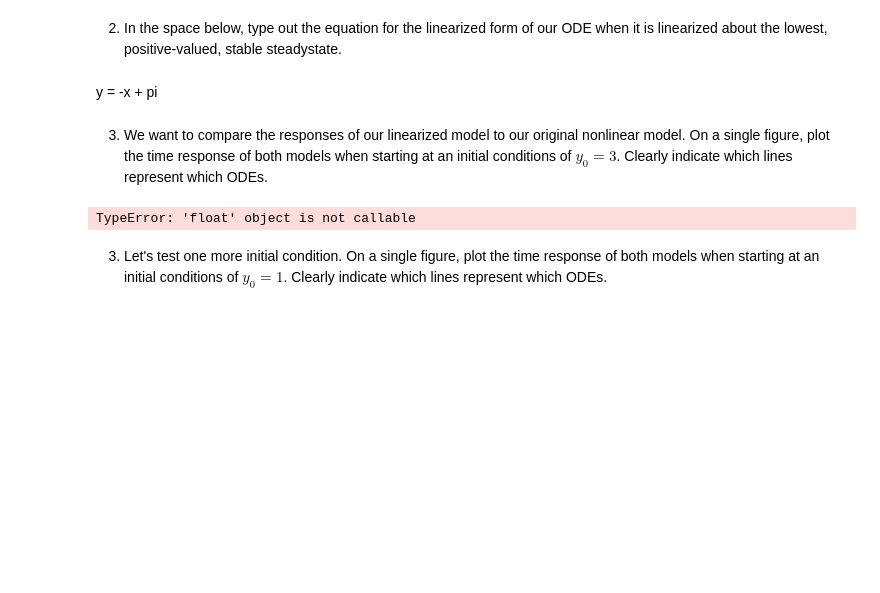
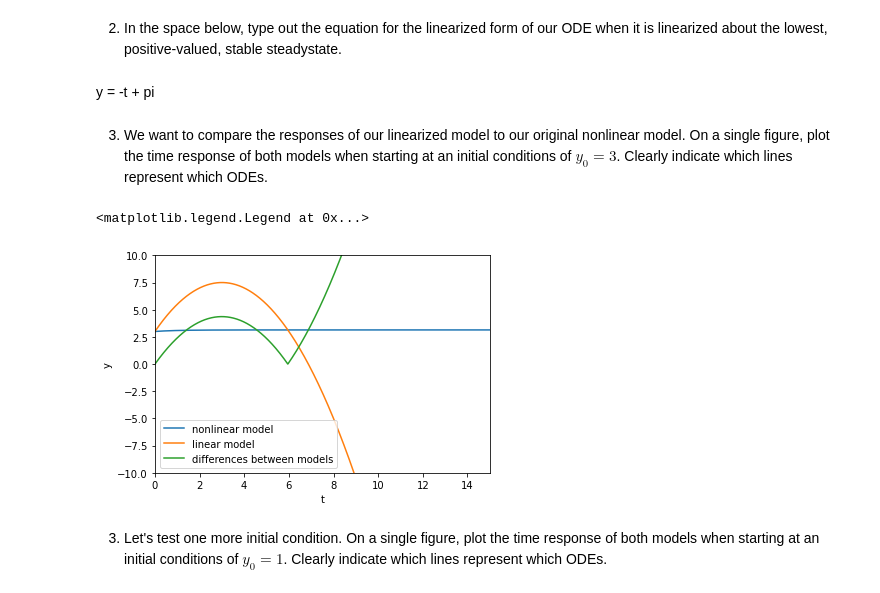
Before and after one commit to mdsnbutler/ChE_2410-Public-Repo, a Jupyter notebook: Homework/Homework 7 Flow on a Line.ipynb, the cells around one changed output. Drawn from its saved outputs; the diff is of its cells as text; code cells hidden in the pictures; blank space fills up the shorter version.

```diff
--- a/Homework/Homework 7 Flow on a Line.ipynb
+++ b/Homework/Homework 7 Flow on a Line.ipynb
@@ -130,20 +130,31 @@ Text(0, 0.5, 'dy/dt')
 # %% [markdown]
 2. In the space below, type out the equation for the linearized form of our ODE when it is linearized about the lowest, positive-valued, stable steadystate.
 # %% [markdown]
-y = -x + pi
+y = -t + pi
 # %% [markdown]
 3. We want to compare the responses of our linearized model to our original nonlinear model. On a single figure, plot the time response of both models when starting at an initial conditions of $y_0 = 3$. Clearly indicate which lines represent which ODEs.
 # %%
 import math
 
 y = odeint(func, y0 = 3, t = timesteps)
-ylin = -timesteps + math.floor(np.pi())
 
-plt.plot(timesteps, y)
-plt.plot(timesteps, ylin)
+def linfunc(y, t):
+    dylin = (-1)*t + 3
+    return dylin
+
+ylin = odeint(linfunc, y0 = 3, t = timesteps)
+modeldif = abs(y-ylin)
+
+plt.plot(timesteps, y, label = 'nonlinear model')
+plt.plot(timesteps, ylin, label = 'linear model')
+plt.plot(timesteps, modeldif, label = 'differences between models')
 plt.xlabel('t')
-plt.ylabel('x')
+plt.ylabel('y')
+plt.xlim(0, 15)
+plt.ylim(-10, 10)
+plt.legend()
 # %% [output]
-TypeError: 'float' object is not callable
+<matplotlib.legend.Legend at 0x...>
+[figure, added]
 # %% [markdown]
 3. Let's test one more initial condition. On a single figure, plot the time response of both models when starting at an initial conditions of $y_0 = 1$. Clearly indicate which lines represent which ODEs.
```
Also changed, not shown: parts of 2 cells of this notebook.
